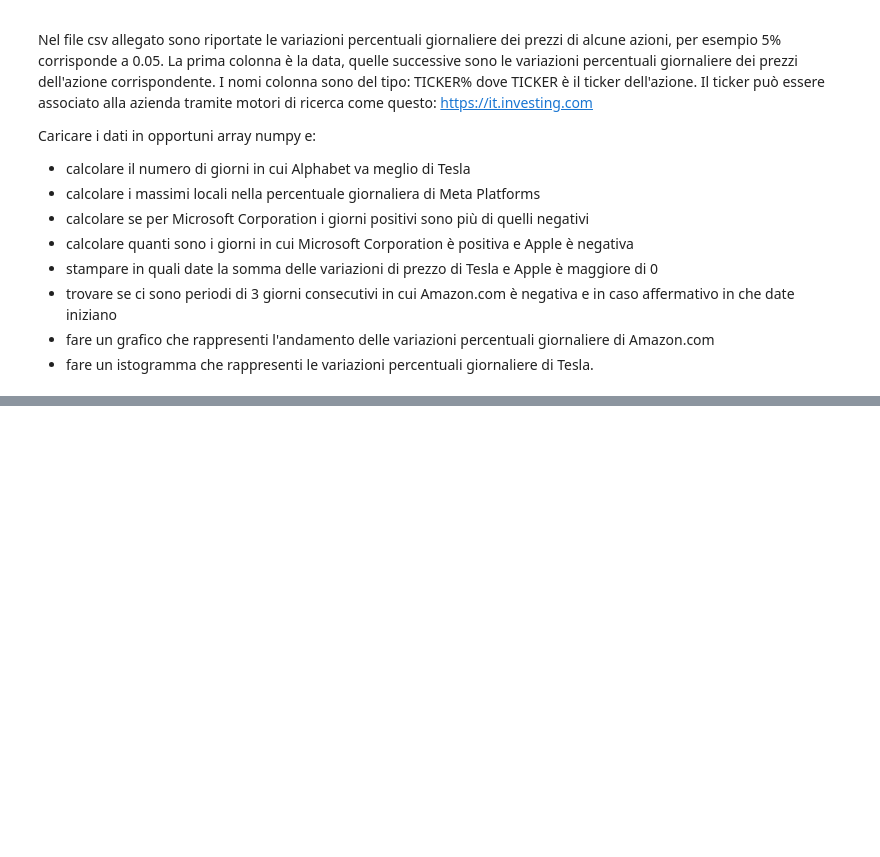
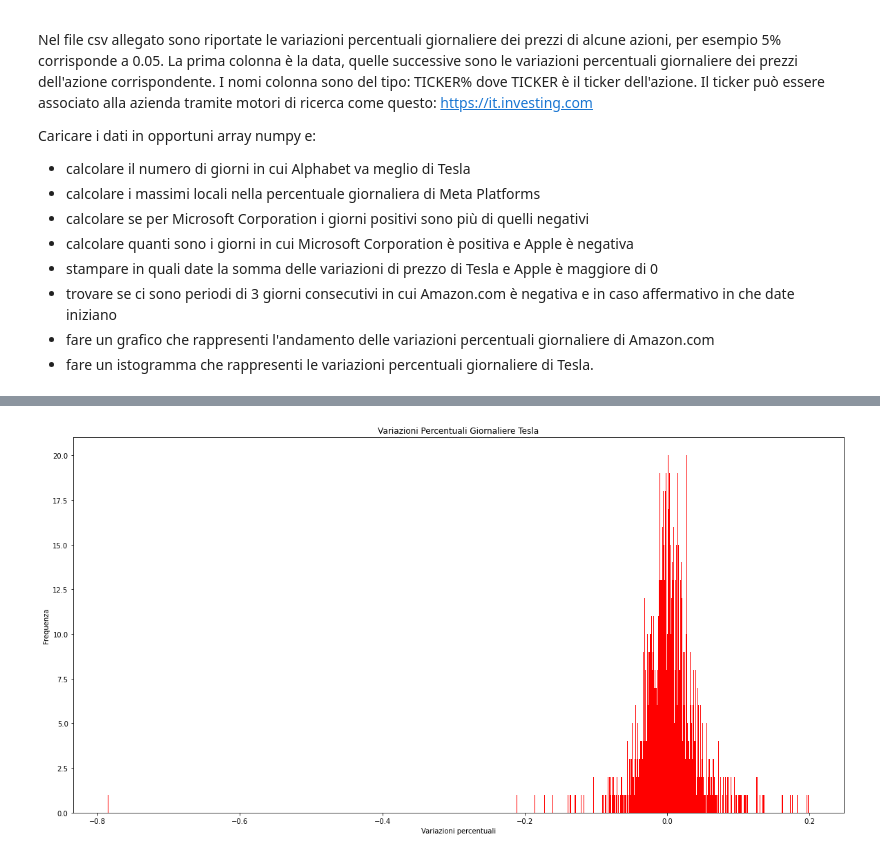
Before and after one commit to NicoloMaffi/MICRO_5BROB, a Jupyter notebook: notebook-esercizi-numpy.ipynb, the cells around one changed output, grey strips where cells are left out. Drawn from its saved outputs; the diff is of its cells as text; code cells hidden in the pictures; blank space fills up the shorter version.

```diff
--- a/notebook-esercizi-numpy.ipynb
+++ b/notebook-esercizi-numpy.ipynb
@@ -482,0 +596,12 @@ Caricare i dati in opportuni array numpy e:
+# %%
+#fare un istogramma che rappresenti le variazioni percentuali giornaliere di Tesla.
+y = dati["TSLA%"]
+
+fig, ax = plt.subplots(figsize=(20, 10))
+ax.hist(y, bins=y.size, color="red")
+ax.set_title("Variazioni Percentuali Giornaliere Tesla")
+ax.set_xlabel("Variazioni percentuali")
+ax.set_ylabel("Frequenza")
+plt.show()
+# %% [output]
+[figure, added]
```
Also changed, not shown: parts of 25 cells of this notebook.
